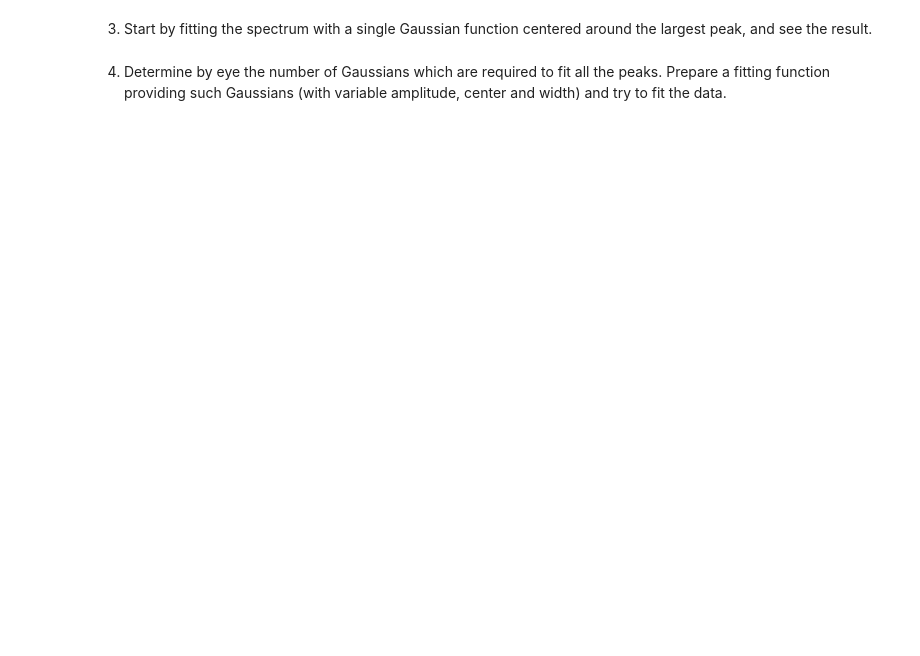
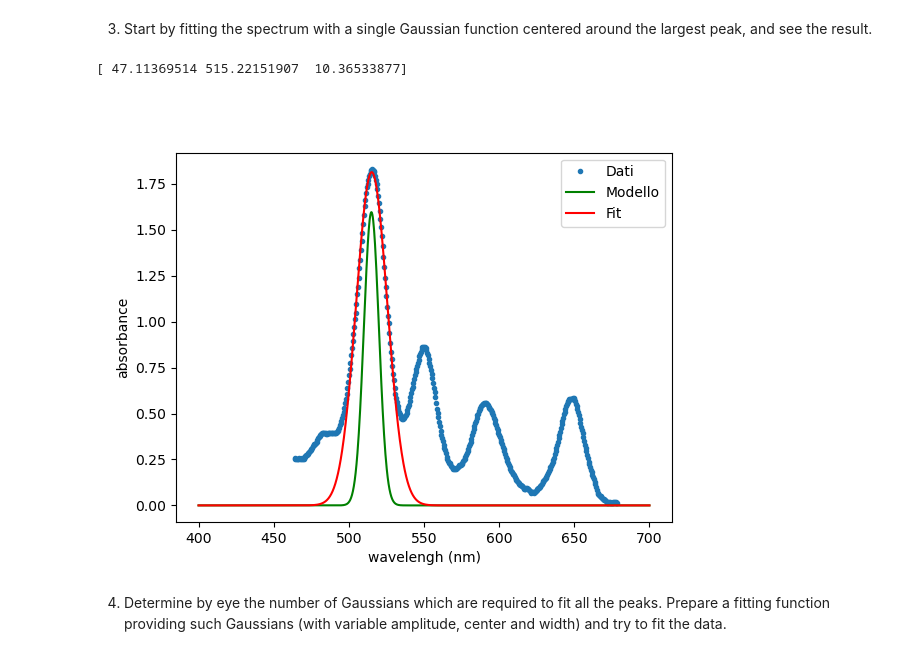
Before and after one commit to lucaiache/GitProject, a Jupyter notebook: Notebook.ipynb, the cells around one changed output. Cells and saved outputs as stored; diff of their text form; code cells hidden in the pictures; blank space fills up the shorter version.

```diff
--- a/Notebook.ipynb
+++ b/Notebook.ipynb
@@ -22,27 +25,29 @@ plt.show()
 # %% [markdown]
 3) Start by fitting the spectrum with a single Gaussian function centered around the largest peak, and see the result.
 # %%
-def model(x, A, mu, sig):
-    return A/(np.sqrt(2*np.pi)*sig)*np.exp(-np.power((x - mu)/sig,2)/2)
+model = mf.Gauss
 
 x = np.linspace(400,700,1000)
 p0 = [20,515,5]
 iMin = 74
 iMax = 134
 popt, pcov = curve_fit(model, wavelength[iMin:iMax], absorbance[iMin:iMax], p0)
 
 fitted_curve = model(x,*popt)
 print(popt)
 
 fig, ax = plt.subplots()
 ax.plot(wavelength,absorbance,'.',label='Dati')
 ax.plot(x, model(x,*p0),'g-',label='Modello')
 ax.plot(x, fitted_curve, 'r-',label='Fit')
 ax.set_xlabel('wavelengh (nm)')
 ax.set_ylabel('absorbance')
 ax.legend()
 # ax[0].axvline(x=500)
 plt.show()
+# %% [output]
+[ 47.11369514 515.22151907  10.36533877]
+[figure, added]
 # %% [markdown]
 4) Determine by eye the number of Gaussians which are required to fit all the peaks. Prepare a fitting function providing such Gaussians (with variable amplitude, center and width) and try to fit the data.
 # %%
```
Also changed, not shown: parts of 4 cells of this notebook.
